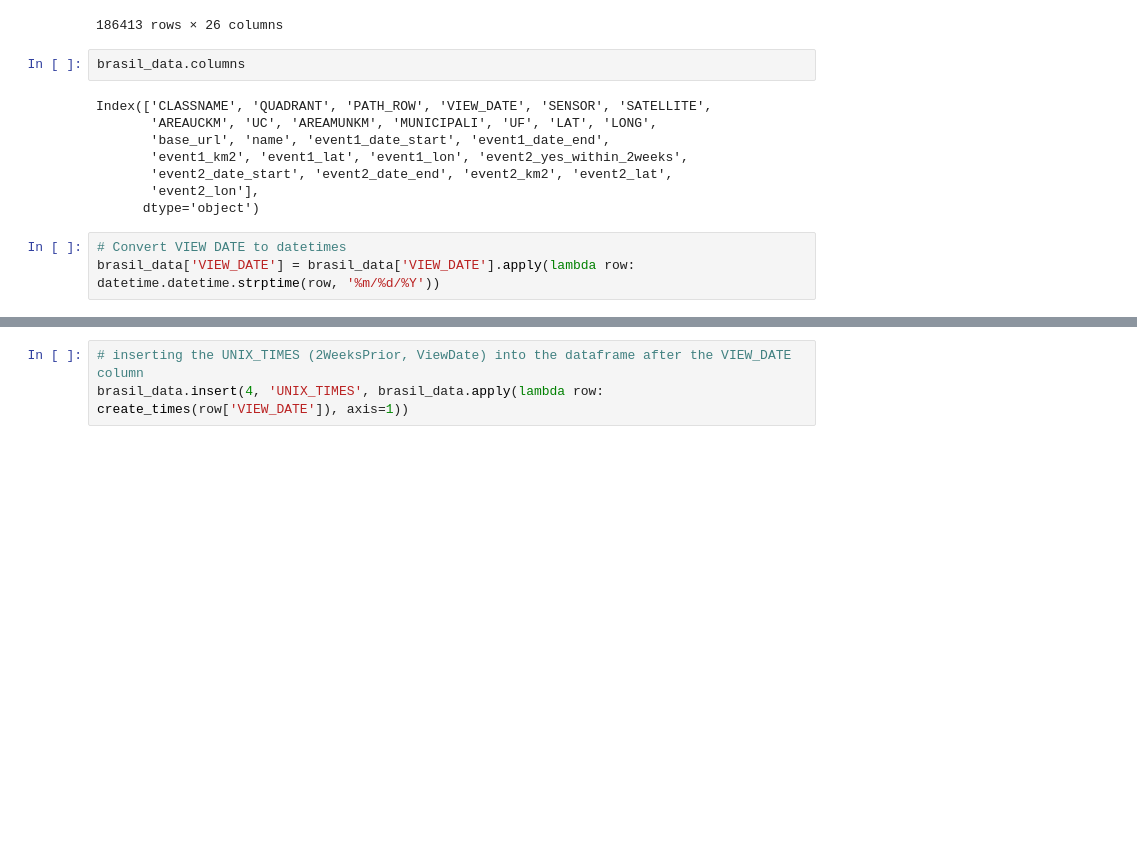
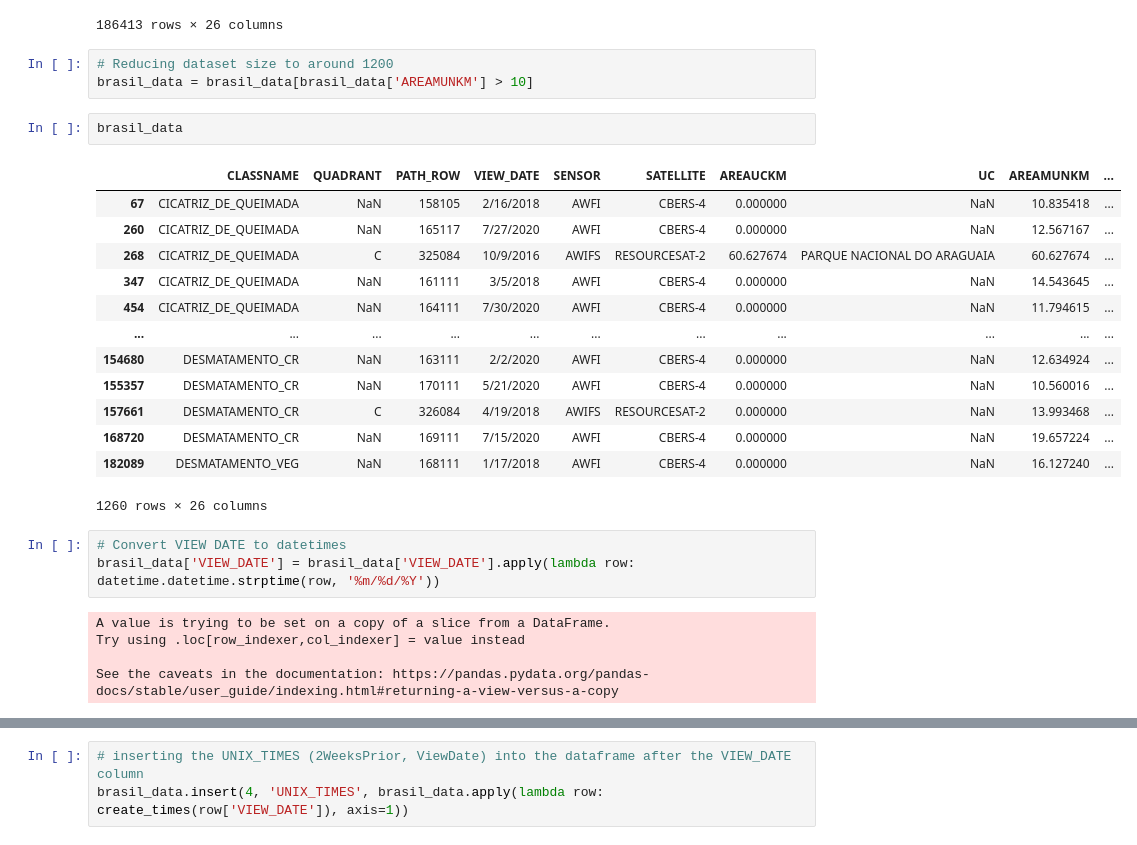
Before and after one commit to kevinlacaille/planet_hack_2020_deforestation, a Jupyter notebook: notebooks/url_generator.ipynb, the cells around one changed output, grey strips where cells are left out. Cells and saved outputs as stored; diff of their text form; blank space fills up the shorter version.

Commit message:
shorten dataframe, finalize url generation

```diff
--- a/notebooks/url_generator.ipynb
+++ b/notebooks/url_generator.ipynb
@@ -32,19 +34,33 @@ brasil_data
 | 186411 | MINERACAO | NaN | 169105 | 1/14/2018 | AWFI | CBERS-4 | 0.121459 | ├üREA DE PROTE├ç├âO AMBIENTAL DO ... | 0.121459 | ... |
 | 186412 | MINERACAO | NaN | 169105 | 1/14/2018 | AWFI | CBERS-4 | 0.000000 | NaN | 0.097486 | ... |
 186413 rows × 26 columns
+# %%
+# Reducing dataset size to around 1200
+brasil_data = brasil_data[brasil_data['AREAMUNKM'] > 10]
 # %%
-brasil_data.columns
+brasil_data
 # %% [output]
+|  | CLASSNAME | QUADRANT | PATH_ROW | VIEW_DATE | SENSOR | SATELLITE | AREAUCKM | UC | AREAMUNKM | ... |
+| 67 | CICATRIZ_DE_QUEIMADA | NaN | 158105 | 2/16/2018 | AWFI | CBERS-4 | 0.000000 | NaN | 10.835418 | ... |
+| 260 | CICATRIZ_DE_QUEIMADA | NaN | 165117 | 7/27/2020 | AWFI | CBERS-4 | 0.000000 | NaN | 12.567167 | ... |
+| 268 | CICATRIZ_DE_QUEIMADA | C | 325084 | 10/9/2016 | AWIFS | RESOURCESAT-2 | 60.627674 | PARQUE NACIONAL DO ARAGUAIA | 60.627674 | ... |
+| 347 | CICATRIZ_DE_QUEIMADA | NaN | 161111 | 3/5/2018 | AWFI | CBERS-4 | 0.000000 | NaN | 14.543645 | ... |
+| 454 | CICATRIZ_DE_QUEIMADA | NaN | 164111 | 7/30/2020 | AWFI | CBERS-4 | 0.000000 | NaN | 11.794615 | ... |
+| ... | ... | ... | ... | ... | ... | ... | ... | ... | ... | ... |
+| 154680 | DESMATAMENTO_CR | NaN | 163111 | 2/2/2020 | AWFI | CBERS-4 | 0.000000 | NaN | 12.634924 | ... |
+| 155357 | DESMATAMENTO_CR | NaN | 170111 | 5/21/2020 | AWFI | CBERS-4 | 0.000000 | NaN | 10.560016 | ... |
+| 157661 | DESMATAMENTO_CR | C | 326084 | 4/19/2018 | AWIFS | RESOURCESAT-2 | 0.000000 | NaN | 13.993468 | ... |
+| 168720 | DESMATAMENTO_CR | NaN | 169111 | 7/15/2020 | AWFI | CBERS-4 | 0.000000 | NaN | 19.657224 | ... |
+| 182089 | DESMATAMENTO_VEG | NaN | 168111 | 1/17/2018 | AWFI | CBERS-4 | 0.000000 | NaN | 16.127240 | ... |
-Index(['CLASSNAME', 'QUADRANT', 'PATH_ROW', 'VIEW_DATE', 'SENSOR', 'SATELLITE',
-       'AREAUCKM', 'UC', 'AREAMUNKM', 'MUNICIPALI', 'UF', 'LAT', 'LONG',
-       'base_url', 'name', 'event1_date_start', 'event1_date_end',
-       'event1_km2', 'event1_lat', 'event1_lon', 'event2_yes_within_2weeks',
-       'event2_date_start', 'event2_date_end', 'event2_km2', 'event2_lat',
-       'event2_lon'],
-      dtype='object')
+1260 rows × 26 columns
 # %%
 # Convert VIEW DATE to datetimes
 brasil_data['VIEW_DATE'] = brasil_data['VIEW_DATE'].apply(lambda row: datetime.datetime.strptime(row, '%m/%d/%Y'))
+# %% [output]
+A value is trying to be set on a copy of a slice from a DataFrame.
+Try using .loc[row_indexer,col_indexer] = value instead
+
+See the caveats in the documentation: https://pandas.pydata.org/pandas-docs/stable/user_guide/indexing.html#returning-a-view-versus-a-copy
 # %%
 def create_times(date):
     '''
```
Also changed, not shown: parts of 12 cells of this notebook, 1 other file.
